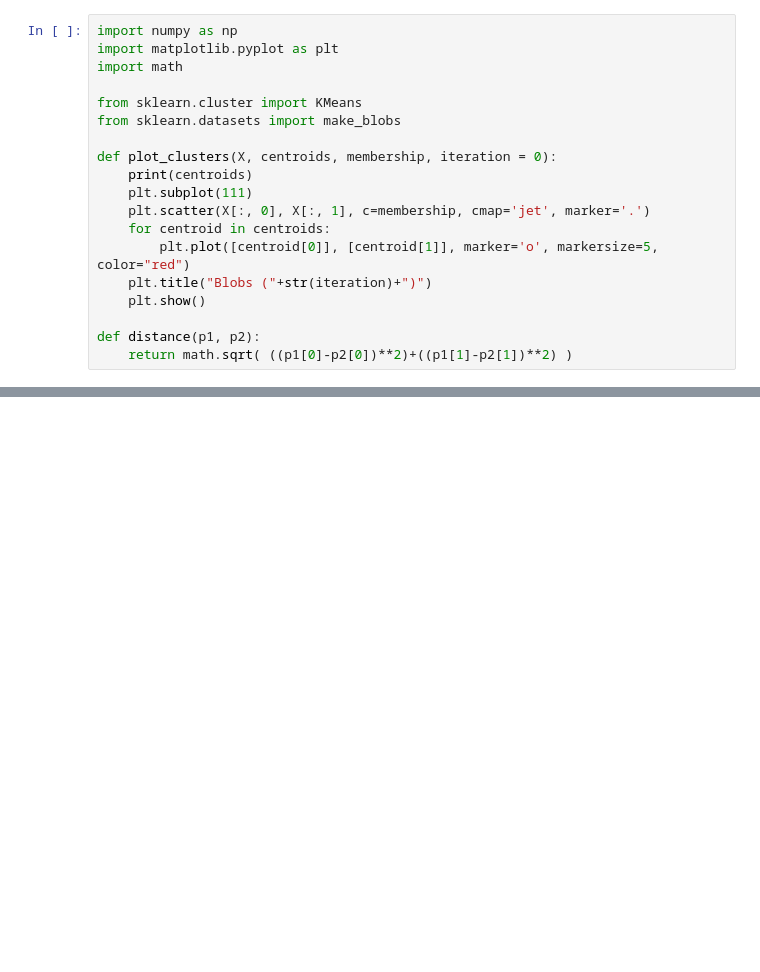
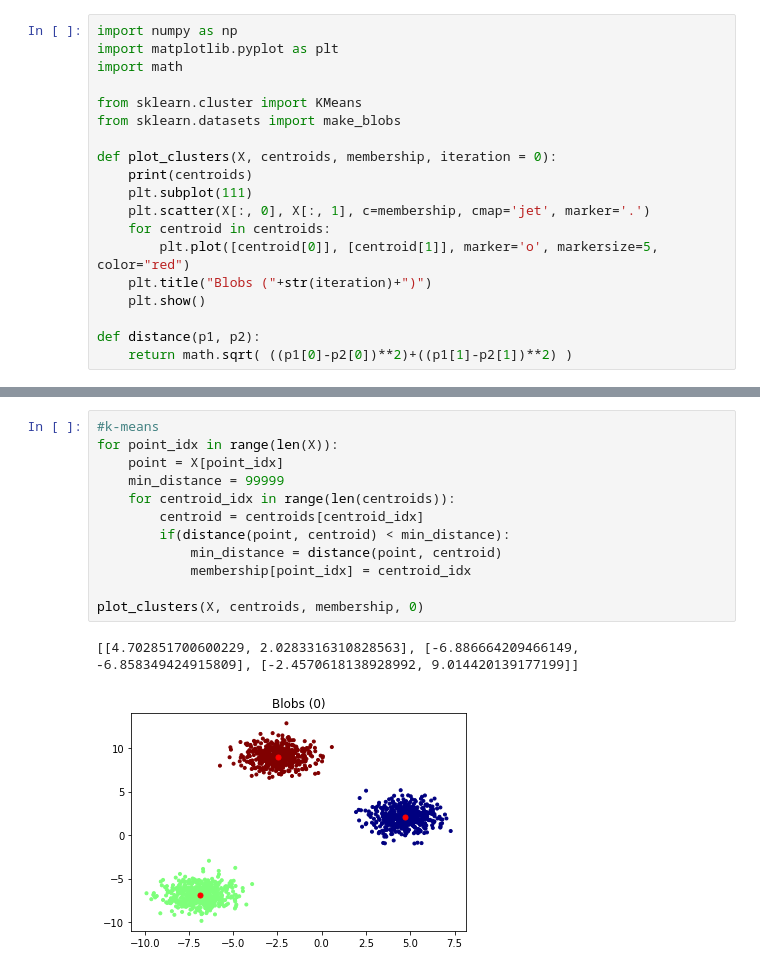
Before and after one commit to ignaciojvig/machine-learning-bootcamp, a Jupyter notebook: Atividades/Clustering/dummy_clustering_clean.ipynb, the cells around one changed output, grey strips where cells are left out. Cells and saved outputs as stored; diff of their text form; blank space fills up the shorter version.

```diff
--- a/Atividades/Clustering/dummy_clustering_clean.ipynb
+++ b/Atividades/Clustering/dummy_clustering_clean.ipynb
@@ -42,0 +43,15 @@ def distance(p1, p2):
+# %%
+#k-means
+for point_idx in range(len(X)):
+    point = X[point_idx]
+    min_distance = 99999
+    for centroid_idx in range(len(centroids)):
+        centroid = centroids[centroid_idx]
+        if(distance(point, centroid) < min_distance):
+            min_distance = distance(point, centroid)
+            membership[point_idx] = centroid_idx
+
+plot_clusters(X, centroids, membership, 0)
+# %% [output]
+[[4.702851700600229, 2.0283316310828563], [-6.886664209466149, -6.858349424915809], [-2.4570618138928992, 9.014420139177199]]
+[figure, added]
```
Also changed, not shown: parts of 9 cells of this notebook, 1 other file.
